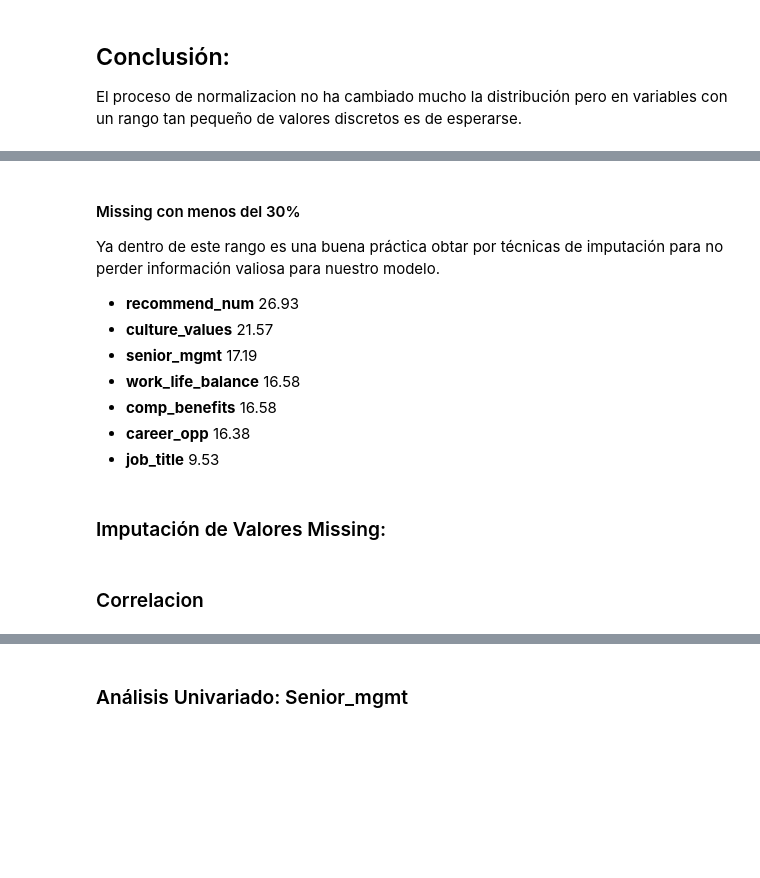
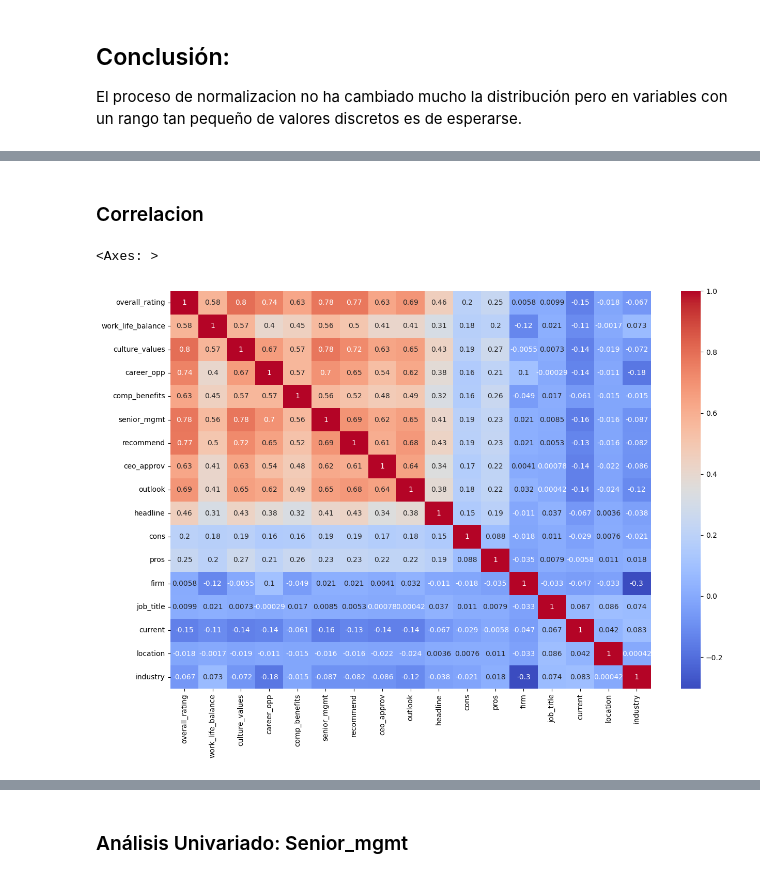
Before and after one commit to worldbp/Coderhouse-DS, a Jupyter notebook: Pre-Entrega Proyecto Final/PreEntregaProyectoFinal+Rojas.ipynb, the cells around one changed output, grey strips where cells are left out. Saved outputs shown, nothing was run; the diff lists cells and outputs as text; code cells hidden in the pictures; blank space fills up the shorter version.

```diff
--- a/Pre-Entrega Proyecto Final/PreEntregaProyectoFinal+Rojas.ipynb
+++ b/Pre-Entrega Proyecto Final/PreEntregaProyectoFinal+Rojas.ipynb
@@ -169,0 +557,8 @@ df.duplicated().sum()
+# %%
+
+
+categorical_data = imputador_iter.fit_transform (log_df)
+
+categorical_df =  pd.DataFrame(categorical_data, columns = df_categorical_features.columns)
+# %%
+df_categorical_real= np.exp(categorical_df)
@@ -169,0 +597,4 @@ df.duplicated().sum()
+# %%
+df_categorical_real= df_categorical_real.apply(lambda x: round(x))
+# %%
+train_df = numerical_df.join(df_categorical_real)
@@ -801,13 +1089,0 @@ Los valores de está variable son una puntuación del 1 al 5, con uno siendo lo
-# %% [markdown]
-
-#### Missing con menos del 30%
-
-Ya dentro de este rango es una buena práctica obtar por técnicas de imputación para no perder información valiosa para nuestro modelo.
-
-* **recommend_num**          26.93
-* **culture_values**         21.57
-* **senior_mgmt**           17.19
-* **work_life_balance**      16.58
-* **comp_benefits**          16.58
-* **career_opp**             16.38
-* **job_title**               9.53
@@ -826,2 +1089,0 @@ print(filtered_df)
-# %% [markdown]
-### Imputación de Valores Missing:
@@ -883,11 +1091,14 @@ X_mean_mode = pd.concat([y_miss, y_obs], axis=0)
 ### Correlacion
 # %%
 
-X = X_mean_mode
+X = train_df
 correlation_matrix = X.corr()
 fig, ax = plt.subplots(figsize =(15,10))
 
 sns.heatmap(correlation_matrix, annot=True, cmap='coolwarm')
+# %% [output]
+<Axes: >
+[figure, added]
 # %%
 
 
```
Also changed, not shown: parts of 146 cells of this notebook.
